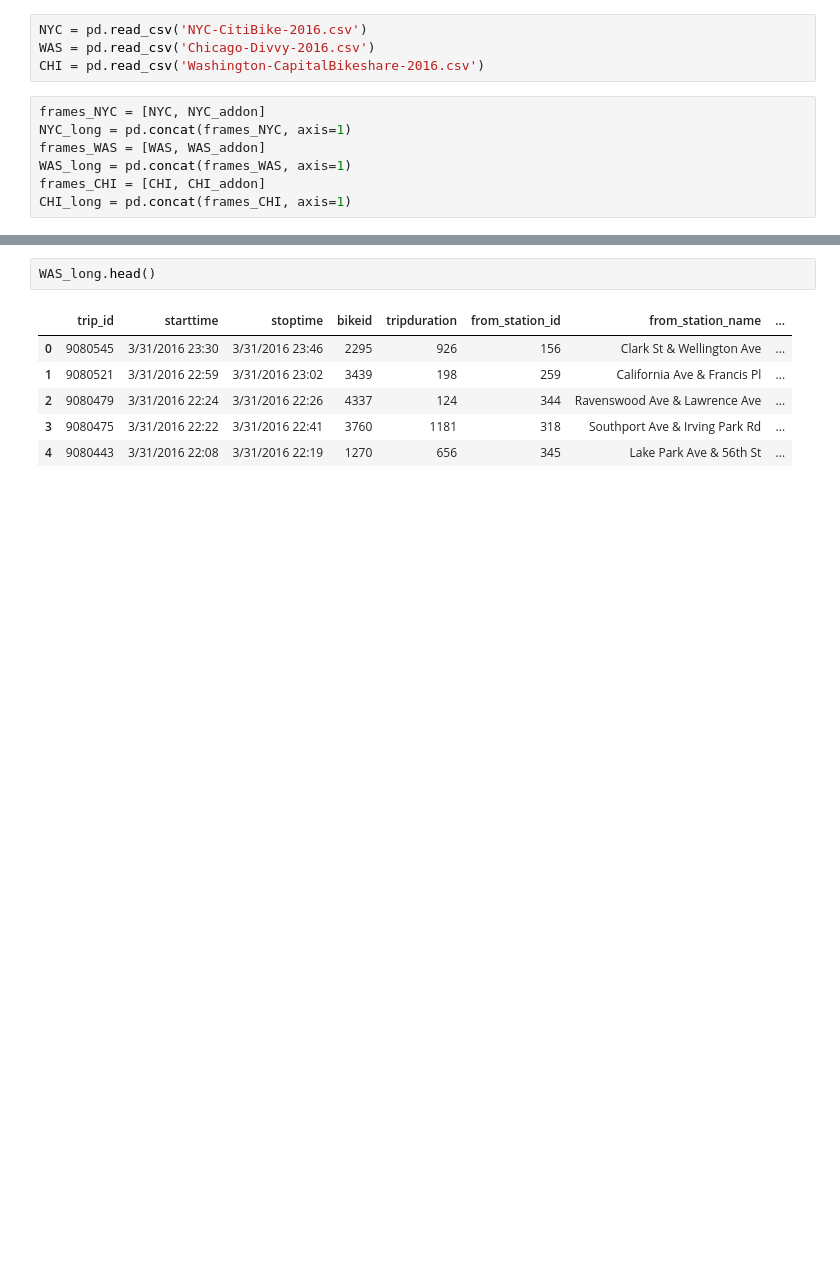
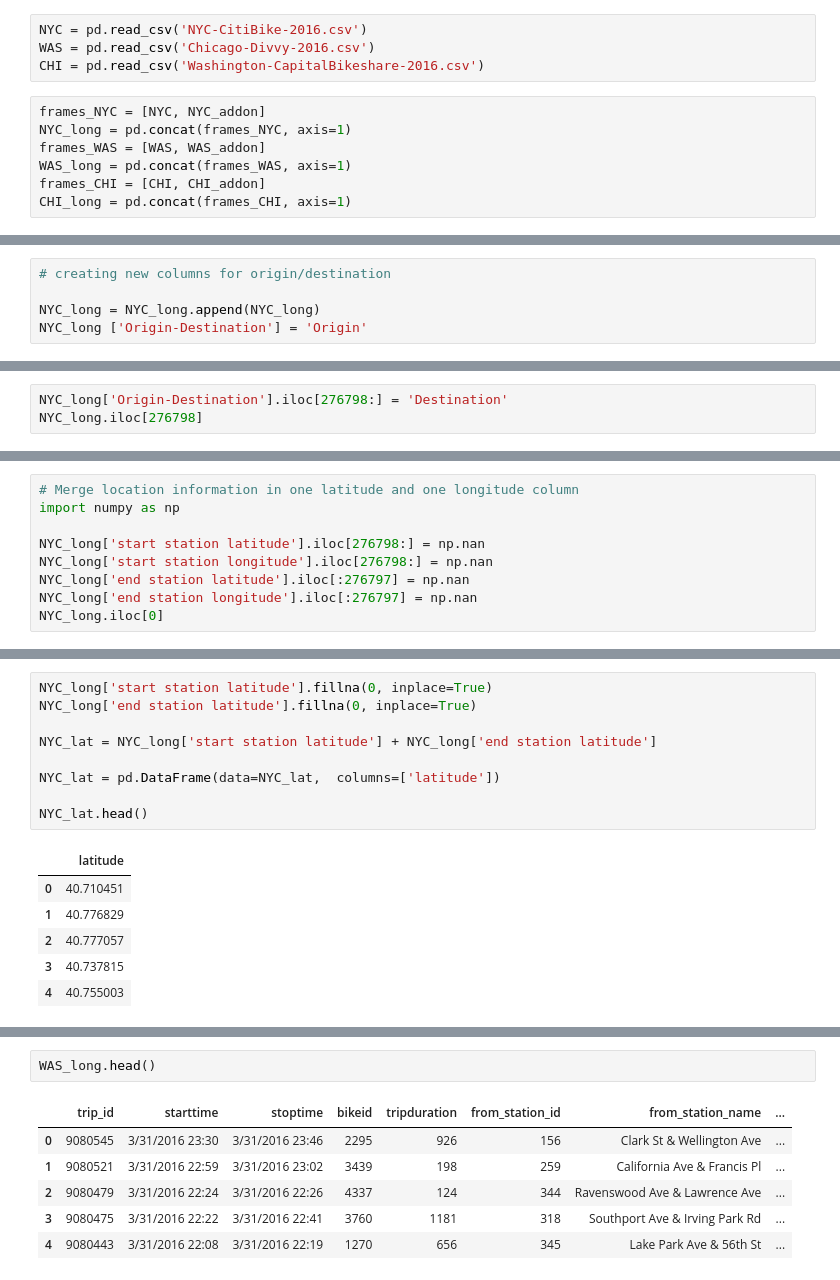
Before and after one commit to manuelfreude/bikeshare-NYC-geo-streams, a Jupyter notebook: Bike_Share_Analysis_Beta.ipynb, the cells around one changed output, grey strips where cells are left out. Cells and saved outputs as stored; diff of their text form; blank space fills up the shorter version.

```diff
--- a/Bike_Share_Analysis_Beta.ipynb
+++ b/Bike_Share_Analysis_Beta.ipynb
@@ -307,0 +328,5 @@ CHI_long = pd.concat(frames_CHI, axis=1)
+# %%
+# creating new columns for origin/destination
+
+NYC_long = NYC_long.append(NYC_long)
+NYC_long ['Origin-Destination'] = 'Origin'
@@ -316,0 +403,3 @@ NYC_long.head()
+# %%
+NYC_long['Origin-Destination'].iloc[276798:] = 'Destination'
+NYC_long.iloc[276798]
@@ -316,0 +434,9 @@ NYC_long.head()
+# %%
+# Merge location information in one latitude and one longitude column
+import numpy as np
+
+NYC_long['start station latitude'].iloc[276798:] = np.nan
+NYC_long['start station longitude'].iloc[276798:] = np.nan
+NYC_long['end station latitude'].iloc[:276797] = np.nan
+NYC_long['end station longitude'].iloc[:276797] = np.nan
+NYC_long.iloc[0]
@@ -316,0 +495,16 @@ NYC_long.head()
+# %%
+NYC_long['start station latitude'].fillna(0, inplace=True)
+NYC_long['end station latitude'].fillna(0, inplace=True)
+
+NYC_lat = NYC_long['start station latitude'] + NYC_long['end station latitude']
+
+NYC_lat = pd.DataFrame(data=NYC_lat,  columns=['latitude'])
+
+NYC_lat.head()
+# %% [output]
+|  | latitude |
+| 0 | 40.710451 |
+| 1 | 40.776829 |
+| 2 | 40.777057 |
+| 3 | 40.737815 |
+| 4 | 40.755003 |
```
Also changed, not shown: parts of 20 cells of this notebook.
